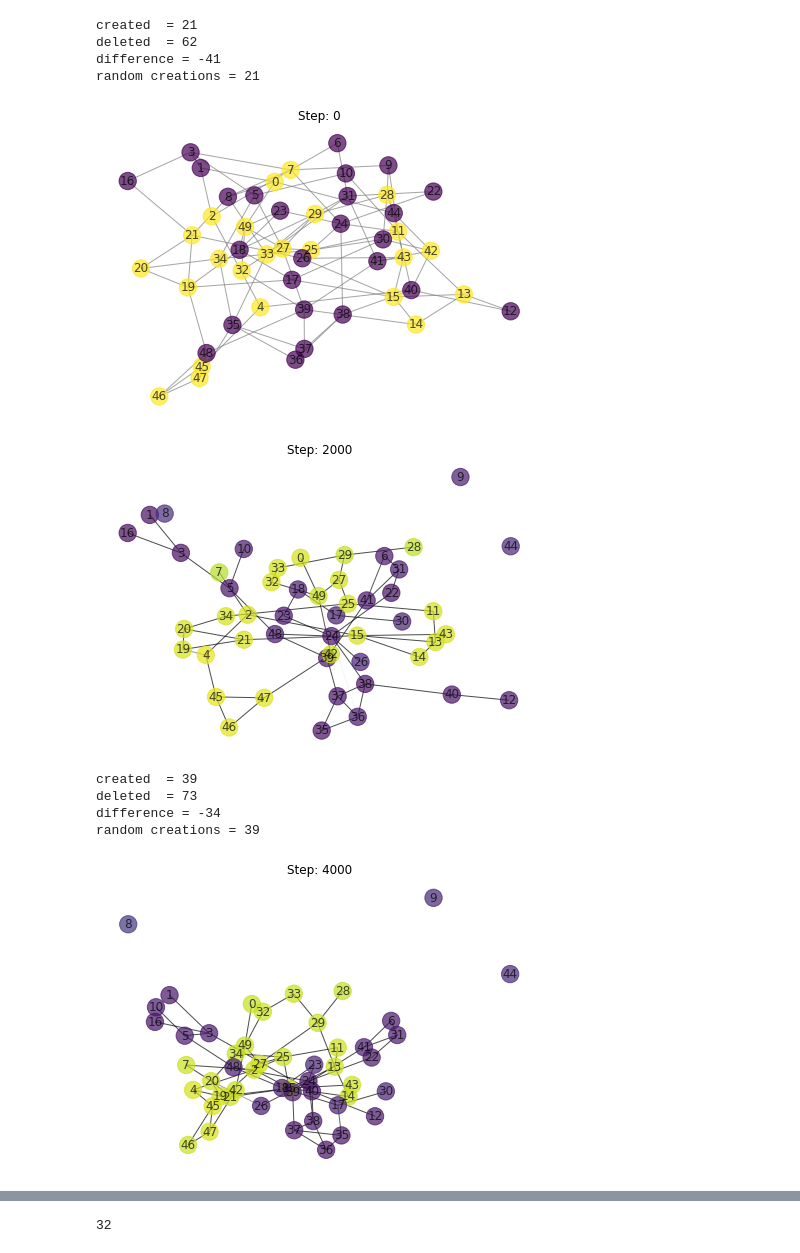
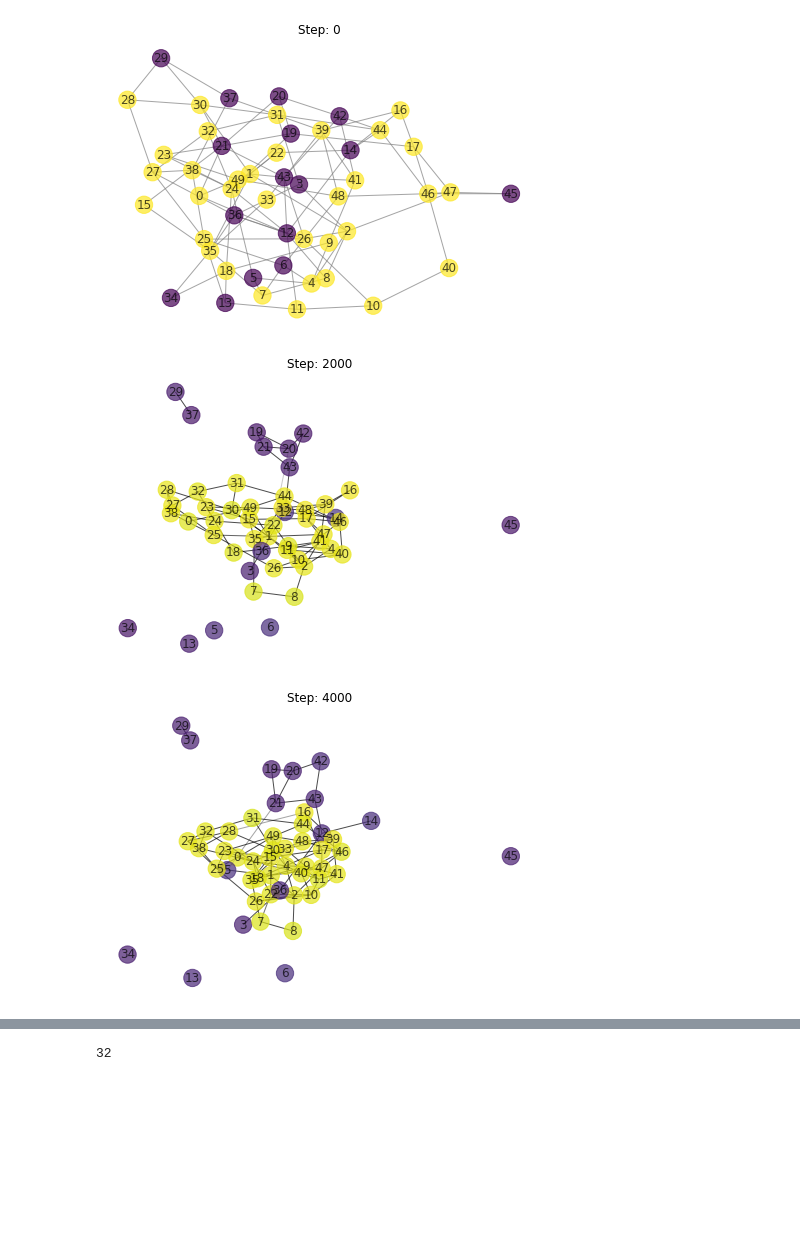
Before and after one commit to jccf12/cs166, a Jupyter notebook: assignments/CS166NetworkSimulation.ipynb, the cells around one changed output, grey strips where cells are left out. Saved outputs shown, nothing was run; the diff lists cells and outputs as text; code cells hidden in the pictures; blank space fills up the shorter version.

```diff
--- a/assignments/CS166NetworkSimulation.ipynb
+++ b/assignments/CS166NetworkSimulation.ipynb
@@ -31,9 +31,6 @@ class SocialDynamicsSimulation:
         self.alpha = alpha
         self.beta = beta
         self.gamma = gamma
-        self.deleted_connections = 0
-        self.created_connections = 0
-        self.randomcreations = 0
 
     def initialize(self):
         '''
@@ -64,7 +61,6 @@ class SocialDynamicsSimulation:
 
     def update(self):
         if random.uniform(0, 1) < 0.01:
-            self.randomcreations+=1
             # Create a new edge with weight 0.5 between two unconnected nodes
             nodes = list(self.graph.nodes)
             while True:
@@ -72,7 +68,6 @@ class SocialDynamicsSimulation:
                 if new_edge not in self.graph.edges:
                     break
             self.graph.add_edge(new_edge[0], new_edge[1], weight=0.5)
-            self.created_connections+=1
         else:
             # Select a random edge and update node opinions and edge weight
             edge = random.choice(list(self.graph.edges))
@@ -88,32 +83,19 @@ class SocialDynamicsSimulation:
             # Remove very weak connections
             if self.graph.edges[edge]['weight'] < 0.05:
                 self.graph.remove_edge(*edge)
-                self.deleted_connections+=1
         self.step += 1
 # %%
-sim = SocialDynamicsSimulation()
+sim = SocialDynamicsSimulation(alpha = 0.03)
 sim.initialize()
 plt.figure()
 sim.observe()
 for i in range(10):
     for i in range(2000):
         sim.update()
-    print('created  = {}'.format(sim.created_connections))
-    print('deleted  = {}'.format(sim.deleted_connections))
-    print('difference = {}'.format(sim.created_connections-sim.deleted_connections))
-    print('random creations = {}'.format(sim.randomcreations))
     plt.figure()
     sim.observe()
     plt.show()
 # %% [output]
-created  = 21
-deleted  = 62
-difference = -41
-random creations = 21
-[figure, old version]
+[figure, new version]
-[figure, old version]
+[figure, new version]
-created  = 39
-deleted  = 73
-difference = -34
-random creations = 39
-[figure, old version]
+[figure, new version]
```
Also changed, not shown: parts of 1 cell of this notebook, 4 other files.
